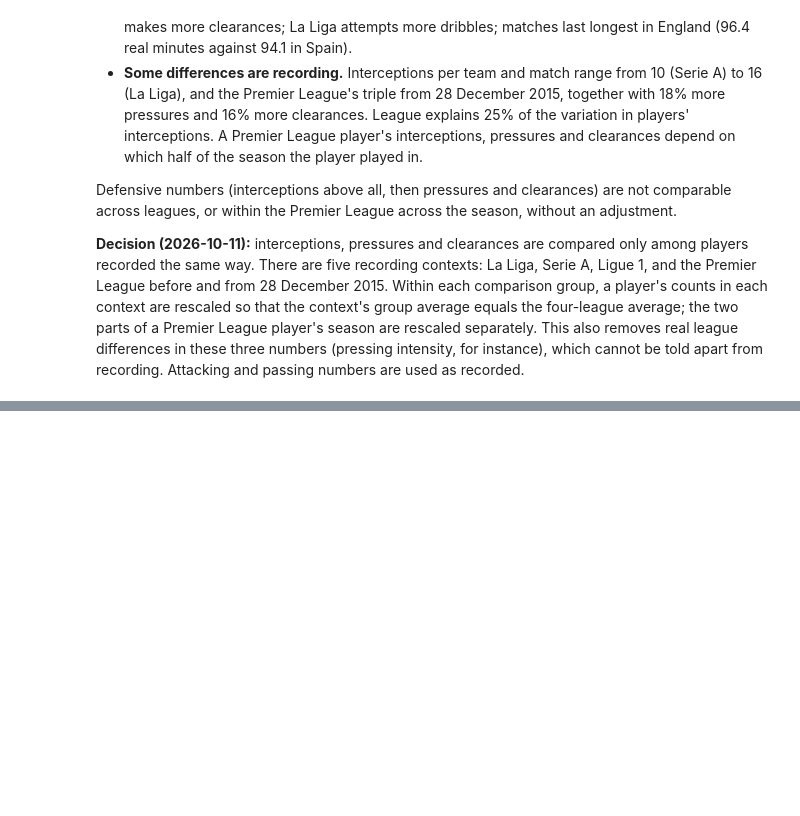
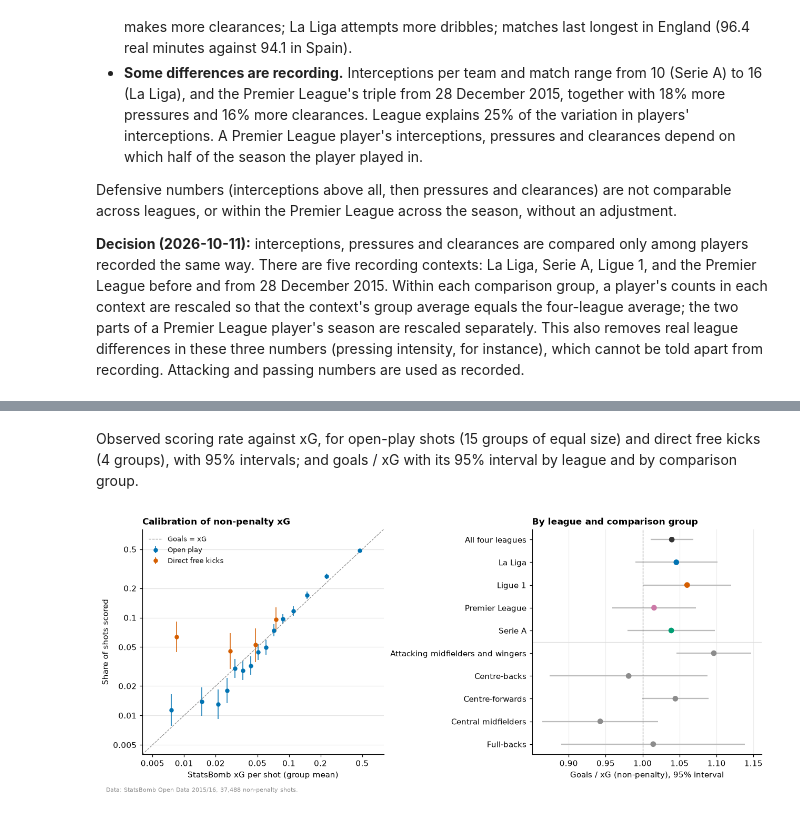
Before and after one commit to Fabiohhp/football-scouting, a Jupyter notebook: notebooks/01_data_exploration.ipynb, the cells around one changed output, grey strips where cells are left out. Cells and saved outputs as stored; diff of their text form; code cells hidden in the pictures; blank space fills up the shorter version.

Commit message:
Back-test dates in config; EDA section 5: shots and xG

```diff
--- a/notebooks/01_data_exploration.ipynb
+++ b/notebooks/01_data_exploration.ipynb
@@ -1443,0 +1380,15 @@ catch-up never counts as a successful prediction.
+# %%
+BT = cfg.backtest
+HORIZONS = {f"{d.year} (+{d.year - BT.market_view.year})": d for d in BT.horizons}
+age_band = pd.cut(players.set_index("player_id").age, AGE_BANDS, right=False, labels=AGE_LABELS)
+still = pd.DataFrame(
+    {
+        label: age_band.index.isin(value_at(valuations, d, max_age_days=BT.still_valued_days).index)
+        for label, d in HORIZONS.items()
+    },
+    index=age_band.index,
+)
+table = still.groupby(age_band, observed=True).mean().mul(100)
+table.loc["All players"] = still.mean().mul(100)
+table.insert(0, "players", [*age_band.value_counts().reindex(AGE_LABELS), len(still)])
+table.round(0).astype(int).rename_axis(None)
@@ -1443,0 +1664,63 @@ catch-up never counts as a successful prediction.
+# %% [markdown]
+Observed scoring rate against xG, for open-play shots (15 groups of equal size) and direct
+free kicks (4 groups), with 95% intervals; and goals / xG with its 95% interval by league and
+by comparison group.
+# %%
+def wilson(goals: pd.Series, n: pd.Series, z: float = 1.96) -> tuple[pd.Series, pd.Series]:
+    p = goals / n
+    centre = (p + z**2 / (2 * n)) / (1 + z**2 / n)
+    half = z * np.sqrt(p * (1 - p) / n + z**2 / (4 * n**2)) / (1 + z**2 / n)
+    return centre - half, centre + half
+
+
+fig, (ax1, ax2) = plt.subplots(
+    1, 2, figsize=(11.5, 4.6), width_ratios=[1.05, 1], layout="constrained"
+)
+free_kicks = np_shots[np_shots.shot_type == "Free Kick"]
+for label, d, bins, colour in [
+    ("Open play", open_play, 15, OKABE_ITO[0]),
+    ("Direct free kicks", free_kicks, 4, OKABE_ITO[5]),
+]:
+    b = d.groupby(pd.qcut(d.xg, bins), observed=True).agg(
+        xg=("xg", "mean"), goals=("goal", "sum"), n=("goal", "size")
+    )
+    rate = b.goals / b.n
+    lo, hi = wilson(b.goals, b.n)
+    ax1.errorbar(b.xg, rate, yerr=[rate - lo.clip(lower=1e-3), hi - rate], fmt="o", ms=4.5,
+                 lw=1, color=colour, label=label)  # fmt: skip
+ax1.plot([0.004, 0.8], [0.004, 0.8], color=GREY, lw=0.8, ls="--", label="Goals = xG")
+ax1.set(xscale="log", yscale="log", xlim=(0.004, 0.8), ylim=(0.004, 0.8))
+for axis in (ax1.xaxis, ax1.yaxis):
+    axis.set_major_locator(FixedLocator([0.005, 0.01, 0.02, 0.05, 0.1, 0.2, 0.5]))
+    axis.set_major_formatter(FuncFormatter(lambda v, _: f"{v:g}"))
+    axis.set_minor_locator(NullLocator())
+ax1.set_xlabel("StatsBomb xG per shot (group mean)")
+ax1.set_ylabel("Share of shots scored")
+ax1.set_title("Calibration of non-penalty xG", fontsize=11)
+ax1.legend(loc="upper left", fontsize=8.5)
+
+rows = pd.concat(
+    [
+        splits["Non-penalty, by league"].assign(kind="league"),
+        splits["Non-penalty, by comparison group"].assign(kind="group"),
+    ]
+).iloc[::-1]
+half = 1.96 * np.sqrt(rows["var"]) / rows.xG
+positions = np.arange(len(rows))
+colours = [
+    LEAGUE_COLORS.get(name, "#333333") if kind == "league" else GREY
+    for name, kind in zip(rows.index, rows.kind, strict=True)
+]
+ax2.errorbar(rows["goals / xG"], positions, xerr=half, fmt="none", ecolor="#BBBBBB", lw=1.5)
+ax2.scatter(rows["goals / xG"], positions, c=colours, s=36, zorder=3)
+ax2.axvline(1, color=GREY, lw=0.8, ls="--")
+ax2.axhline(len(splits["Non-penalty, by comparison group"]) - 0.5, color="#DDDDDD", lw=0.8)
+ax2.set_yticks(positions, rows.index)
+ax2.grid(axis="y", visible=False)
+ax2.grid(axis="x", color="#EEEEEE")
+ax2.set_xlabel("Goals / xG (non-penalty), 95% interval")
+ax2.set_title("By league and comparison group", fontsize=11)
+credit(fig, f"Data: StatsBomb Open Data 2015/16, {len(np_shots):,} non-penalty shots.")
+plt.show()
+# %% [output]
+[figure, added]
```
Also changed, not shown: parts of 61 cells of this notebook, 11 other files.
